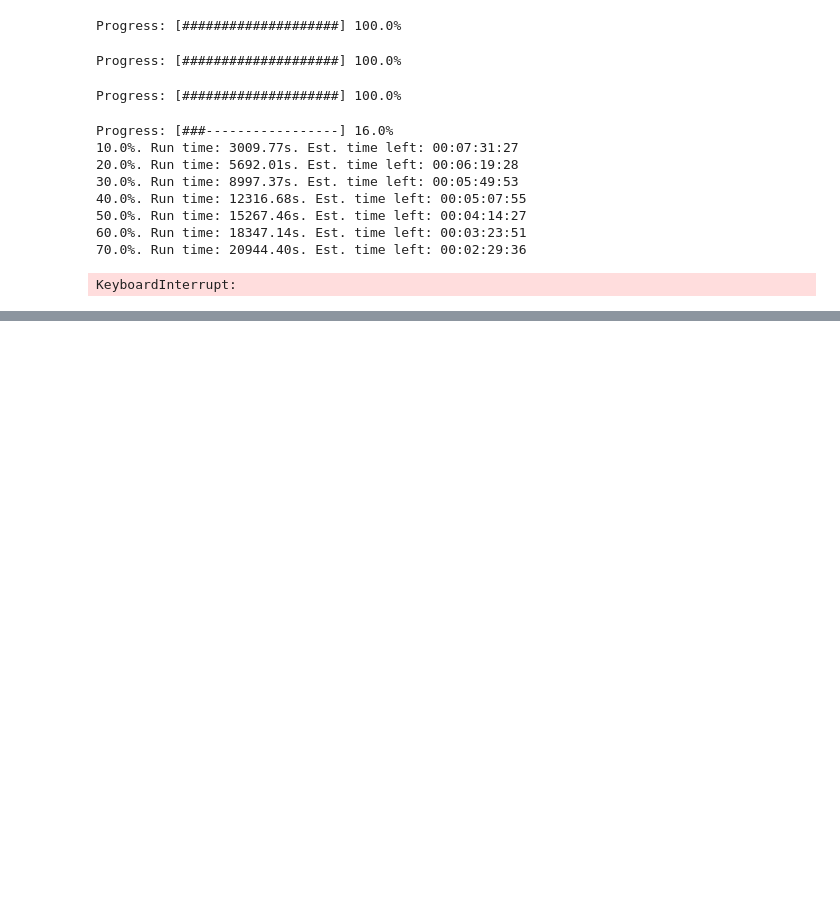
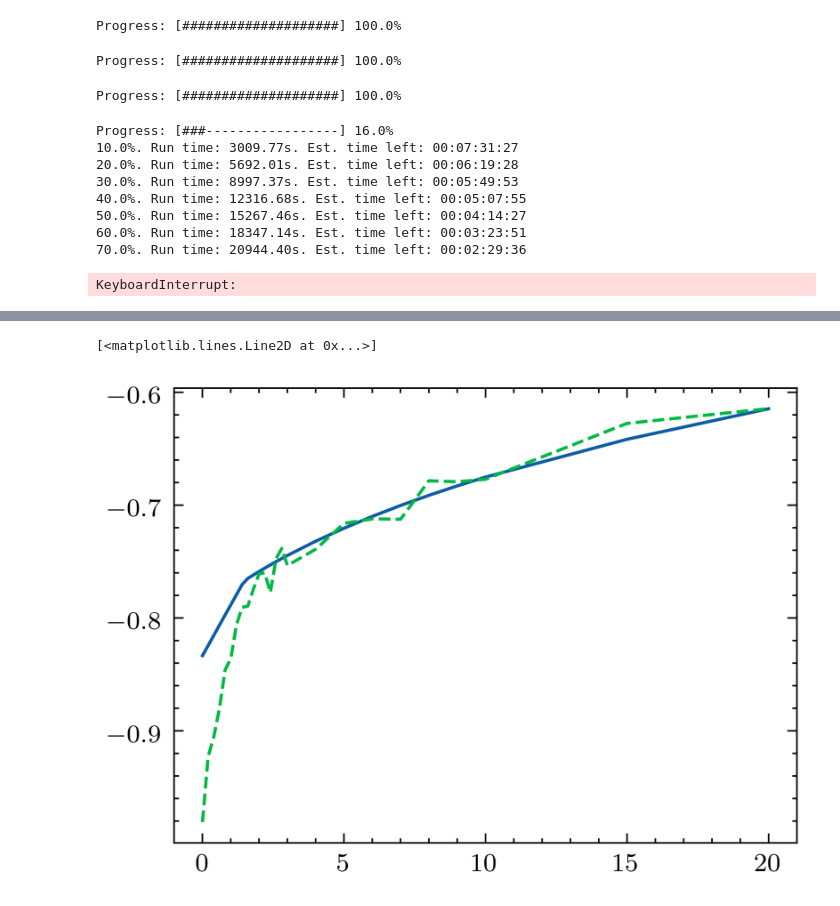
Before and after one commit to mtqoi/Thesis, a Jupyter notebook: Images/phog/PhoG_single_mode_model_graphs_(section_3).ipynb, the cells around one changed output, grey strips where cells are left out. Saved outputs shown, nothing was run; the diff lists cells and outputs as text; code cells hidden in the pictures; blank space fills up the shorter version.

```diff
--- a/Images/phog/PhoG_single_mode_model_graphs_(section_3).ipynb
+++ b/Images/phog/PhoG_single_mode_model_graphs_(section_3).ipynb
@@ -1231,0 +1355,19 @@ KeyboardInterrupt:
+# %%
+gam_list = np.array([0.0, 0.2, 0.4, 0.6, 0.8, 1.0, 1.2, 1.4, 1.6, 1.8, 2.0, 2.2, 2.4, 2.6, 2.8, 3.0, 4.0, 5.0, 6.0, 7.0, 8.0, 9.0, 10.0, 15.0, 20.0])
+# %%
+# alpha = 2
+bestQ_list_2 = []
+alpha_test = 2.0
+dims_test = 20
+for idx, val in enumerate(gam_list):
+    _newval = bestQ_mc(dims_test, alpha_test, val, fileout=True)
+    bestQ_list_2.append(_newval)
+    update_progress(idx / len(gam_list))
+#     print(str(val) + "," + str(_newval))
+
+update_progress(1)
+# %%
+def bestQ_in(dims, alphain, gamma1):
+    qlist = myfilein(dims, alphain, gamma1)
+
+    return min(qlist)
@@ -1231,0 +1376,15 @@ KeyboardInterrupt:
+# %%
+# alpha = 10
+bestQ_list_2_in = []
+alpha_test = 2.0
+dims_test = 20
+for idx, val in enumerate(gam_list):
+    bestQ_list_2_in.append(bestQ_in(dims_test, alpha_test, val))
+# %%
+fig, ax = plt.subplots()
+
+ax.plot(gam_list, bestQ_list_2)
+ax.plot(gam_list, bestQ_list_2_in, linestyle="--")
+# %% [output]
+[<matplotlib.lines.Line2D at 0x...>]
+[figure, added]
```
Also changed, not shown: parts of 17 cells of this notebook, 2 other files.
